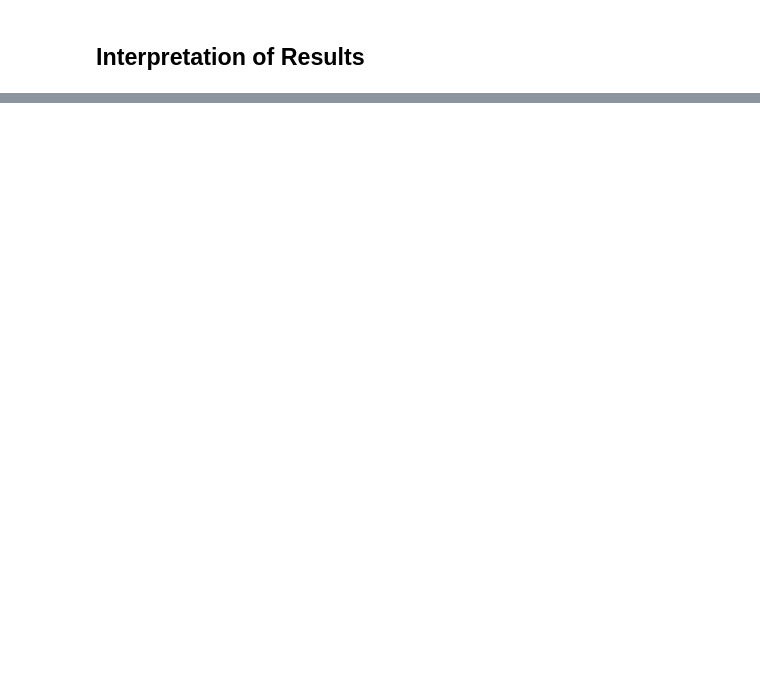
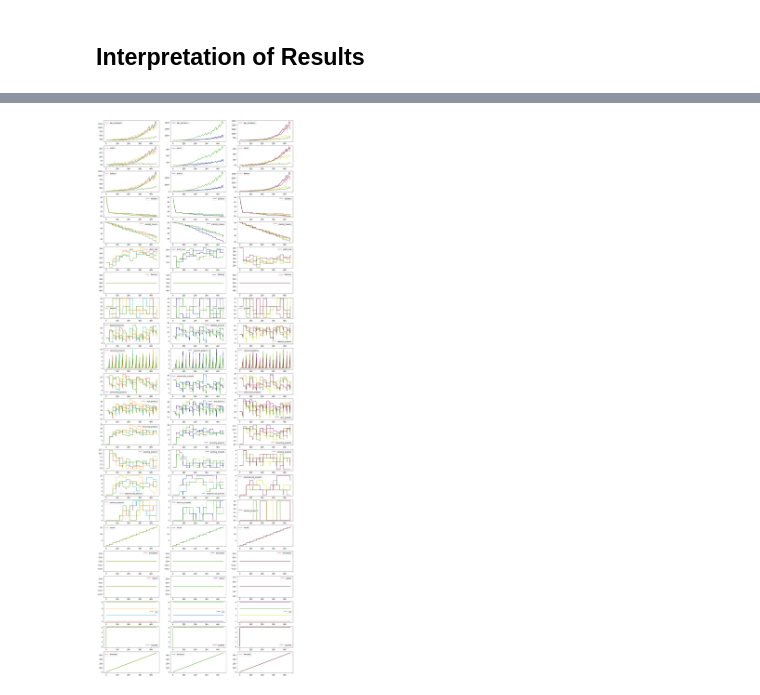
Before and after one commit to marc4gov/rnet-oceandao, a Jupyter notebook: rnet-oceandao.ipynb, the cells around one changed output, grey strips where cells are left out. Cells and saved outputs as stored; diff of their text form; code cells hidden in the pictures; blank space fills up the shorter version.

Commit message:
update model and plots

```diff
--- a/rnet-oceandao.ipynb
+++ b/rnet-oceandao.ipynb
@@ -244,0 +161,27 @@ monte_carlo_plot(dfs1, 'unsound_projects')
+# %%
+from model.plot_utils import monte_carlo_plot
+
+dfplot = df.copy()
+
+def reduce_experienced(exp: dict):
+    return sum([exp['level 1'], exp['level 2'],exp['level 3'] ])
+
+dfplot["experienced_projects"] = dfplot["experienced_projects"].apply(reduce_experienced)
+
+dfs = [[pd.DataFrame for x in range(3)] for y in range(MONTE_CARLO_RUNS)]
+for i in range(MONTE_CARLO_RUNS):
+  for j in range(3):
+    dfs[i][j] = dfplot[(dfplot['run'] == i+1) & (dfplot['subset'] == j)]
+    dfs[i][j].reset_index(drop=True, inplace=True)
+fig, axes = plt.subplots(nrows=22,ncols=3,figsize=(20,60))
+for j in range(3):
+    flag = True
+    for i in range(MONTE_CARLO_RUNS):
+      if i > 0: flag = False
+      dfs[i][j].plot.line(ax = axes[:,j], subplots=True, legend=flag, color=[np.random.rand(3,)])
+
+# # dfs[1]
+# for column in list(dfplot.columns):
+#   monte_carlo_plot(dfs, column)
+# %% [output]
+[figure, added]
```
Also changed, not shown: parts of 7 cells of this notebook, 4 other files.
